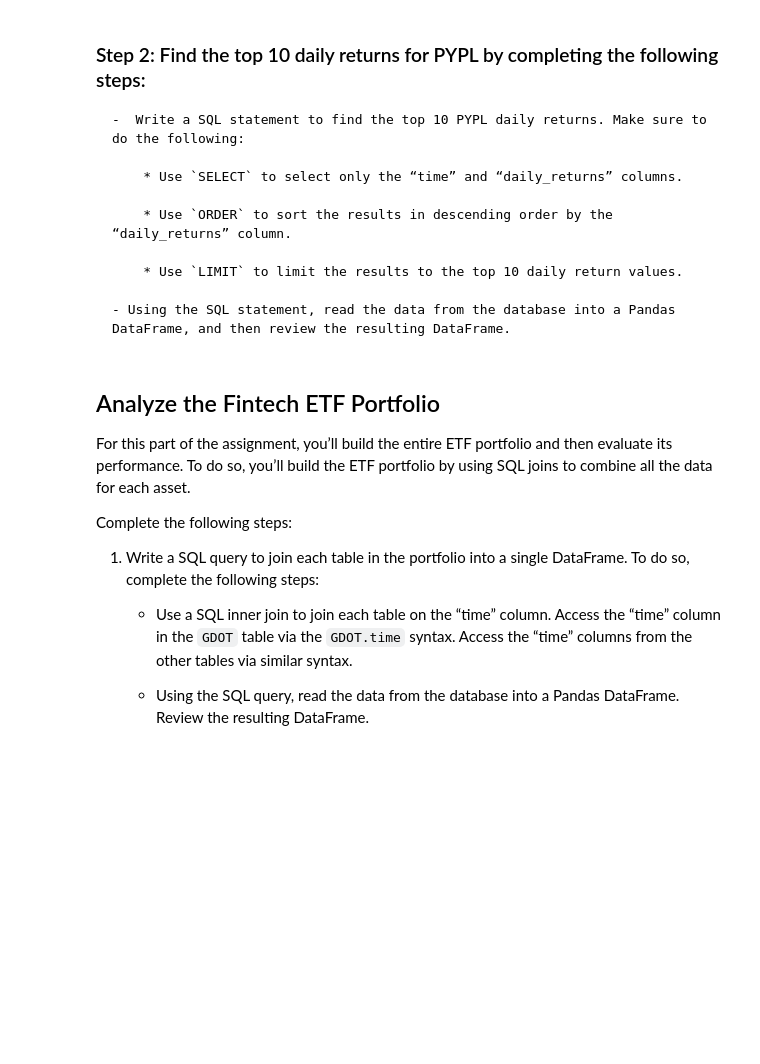
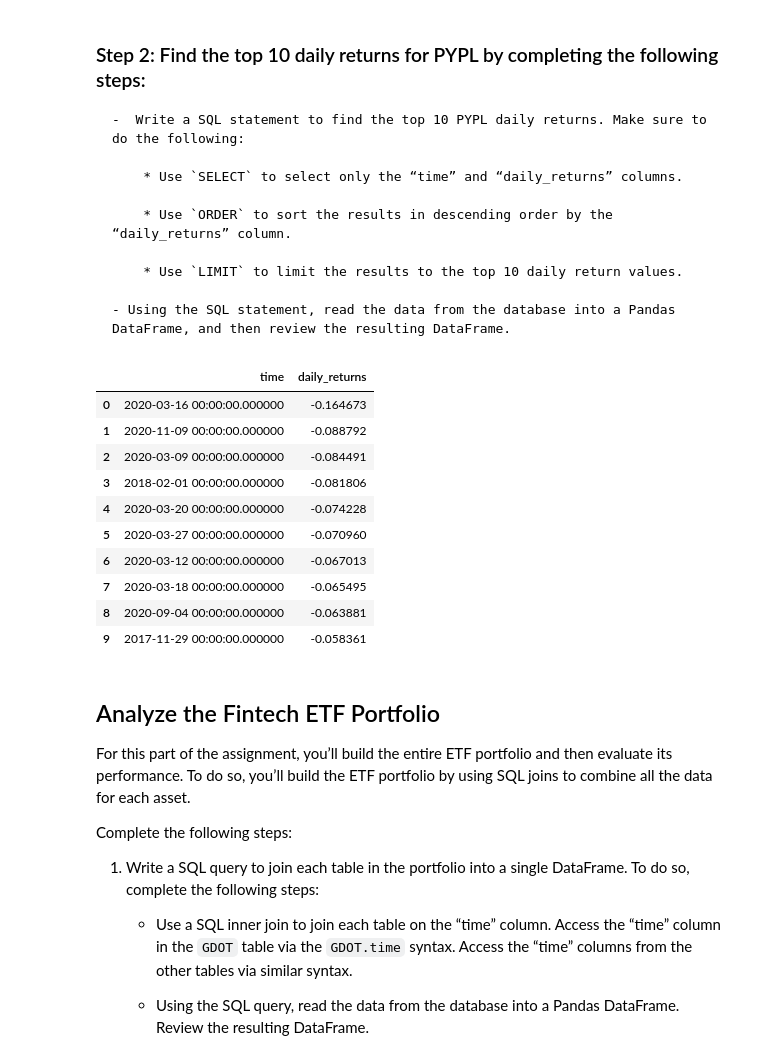
Before and after one commit to IsaiahTT/Challenge_7, a Jupyter notebook: Starter_Code/etf_analyzer.ipynb, the cells around one changed output. Cells and saved outputs as stored; diff of their text form; code cells hidden in the pictures; blank space fills up the shorter version.

```diff
--- a/Starter_Code/etf_analyzer.ipynb
+++ b/Starter_Code/etf_analyzer.ipynb
@@ -245,13 +266,29 @@ pypl_higher_than_200 = # YOUR CODE HERE
 # %%
 # Write a SQL SELECT statement to select the time and daily_returns columns
 # Sort the results in descending order and return only the top 10 return values
-query = # YOUR CODE HERE
+query = """
+SELECT "time", "daily_returns" FROM PYPL
+ORDER BY "daily_returns" ASC
+LIMIT 10
+"""
 
 # Using the query, read the data from the database into a Pandas DataFrame
-pypl_top_10_returns = # YOUR CODE HERE
+pypl_top_10_returns = pd.read_sql_query(query, con=engine)
 
 # Review the resulting DataFrame
-# YOUR CODE HERE
+pypl_top_10_returns
+# %% [output]
+|  | time | daily_returns |
+| 0 | 2020-03-16 00:00:00.000000 | -0.164673 |
+| 1 | 2020-11-09 00:00:00.000000 | -0.088792 |
+| 2 | 2020-03-09 00:00:00.000000 | -0.084491 |
+| 3 | 2018-02-01 00:00:00.000000 | -0.081806 |
+| 4 | 2020-03-20 00:00:00.000000 | -0.074228 |
+| 5 | 2020-03-27 00:00:00.000000 | -0.070960 |
+| 6 | 2020-03-12 00:00:00.000000 | -0.067013 |
+| 7 | 2020-03-18 00:00:00.000000 | -0.065495 |
+| 8 | 2020-09-04 00:00:00.000000 | -0.063881 |
+| 9 | 2017-11-29 00:00:00.000000 | -0.058361 |
 # %% [markdown]
 ## Analyze the Fintech ETF Portfolio
 
```
Also changed, not shown: parts of 1 cell of this notebook.
